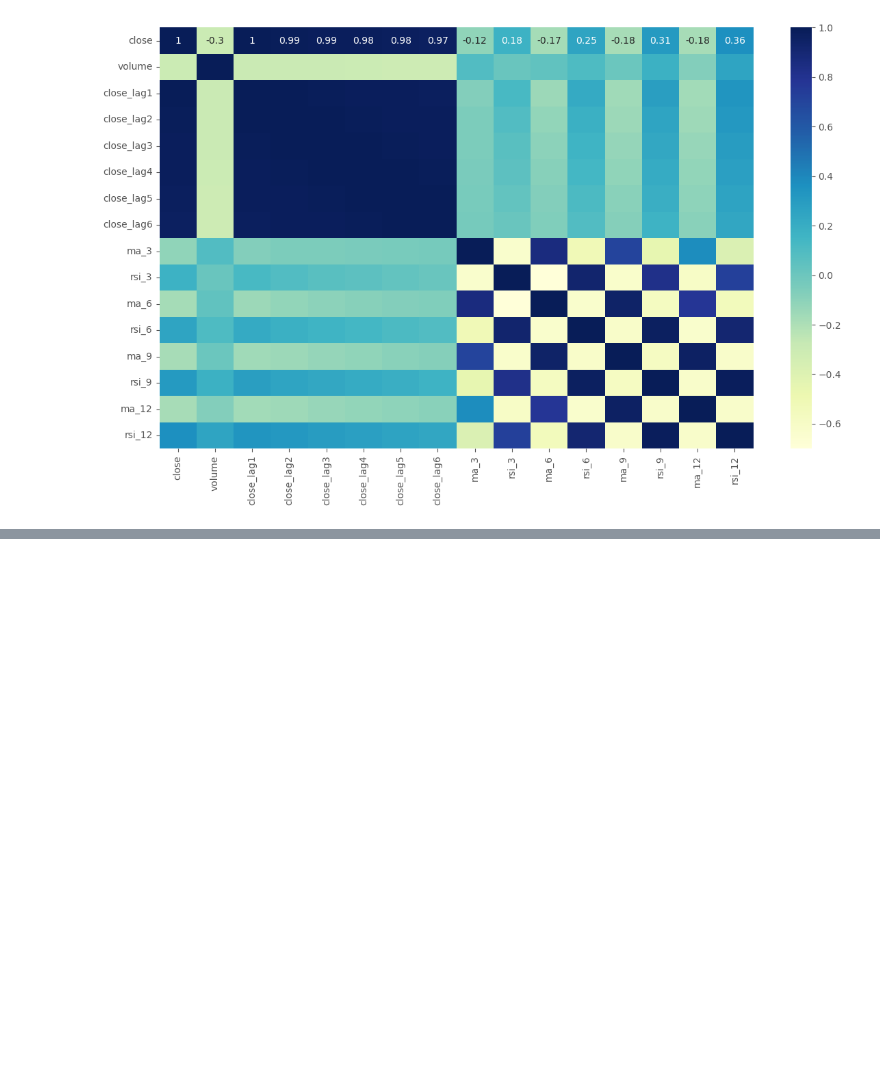
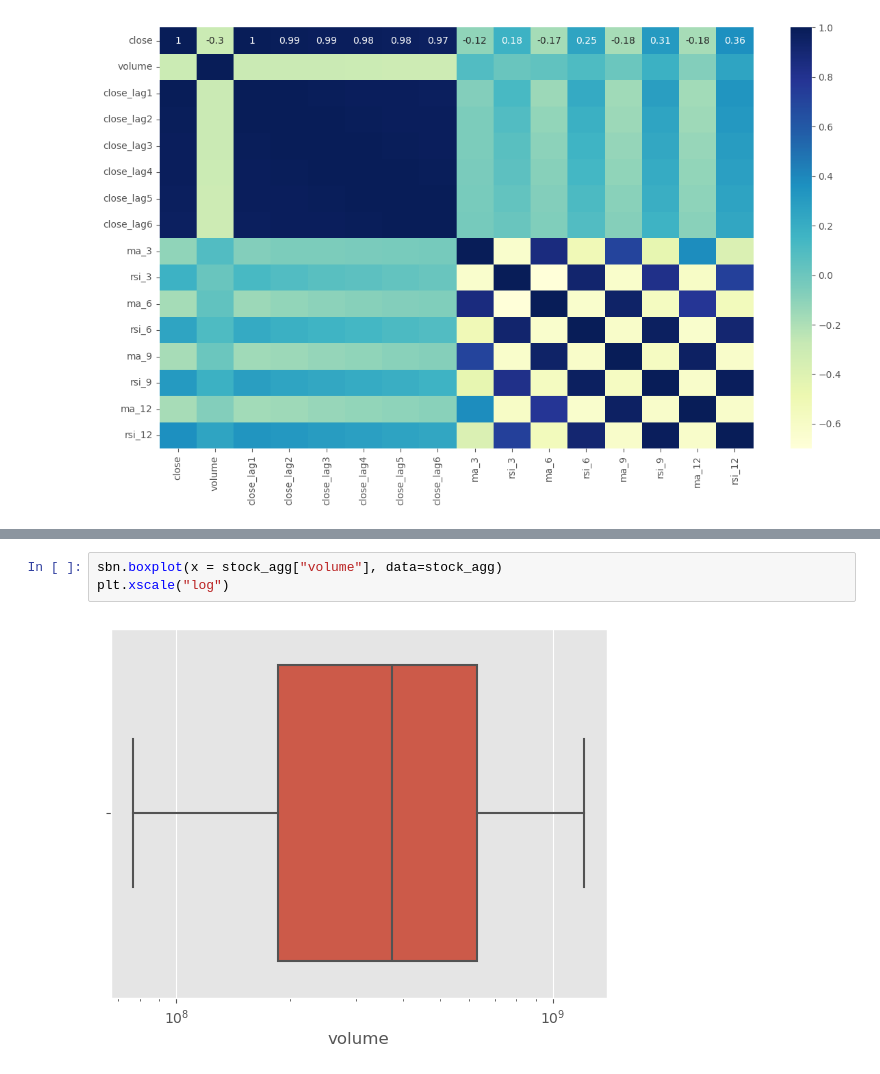
Before and after one commit to mukesh-chevula/Machine-Learning-in-Finance, a Jupyter notebook: Financial Data Understanding, EDA, and Feature Engineering/Main.ipynb, the cells around one changed output, grey strips where cells are left out. Saved outputs shown, nothing was run; the diff lists cells and outputs as text; blank space fills up the shorter version.

```diff
--- a/Financial Data Understanding, EDA, and Feature Engineering/Main.ipynb
+++ b/Financial Data Understanding, EDA, and Feature Engineering/Main.ipynb
@@ -253,0 +348,5 @@ sbn.heatmap(data=corr, annot=True, cmap="YlGnBu")
+# %%
+sbn.boxplot(x = stock_agg["volume"], data=stock_agg)
+plt.xscale("log")
+# %% [output]
+[figure, added]
```
Also changed, not shown: parts of 14 cells of this notebook.
